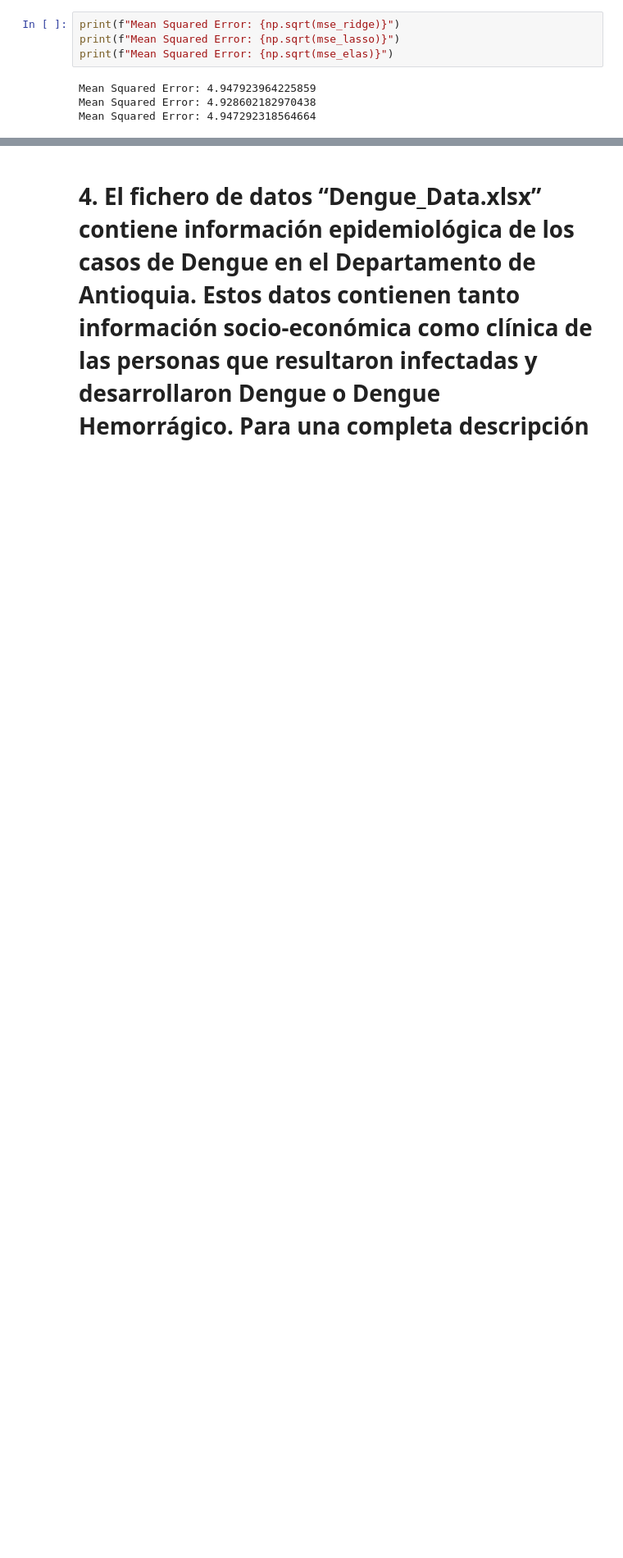
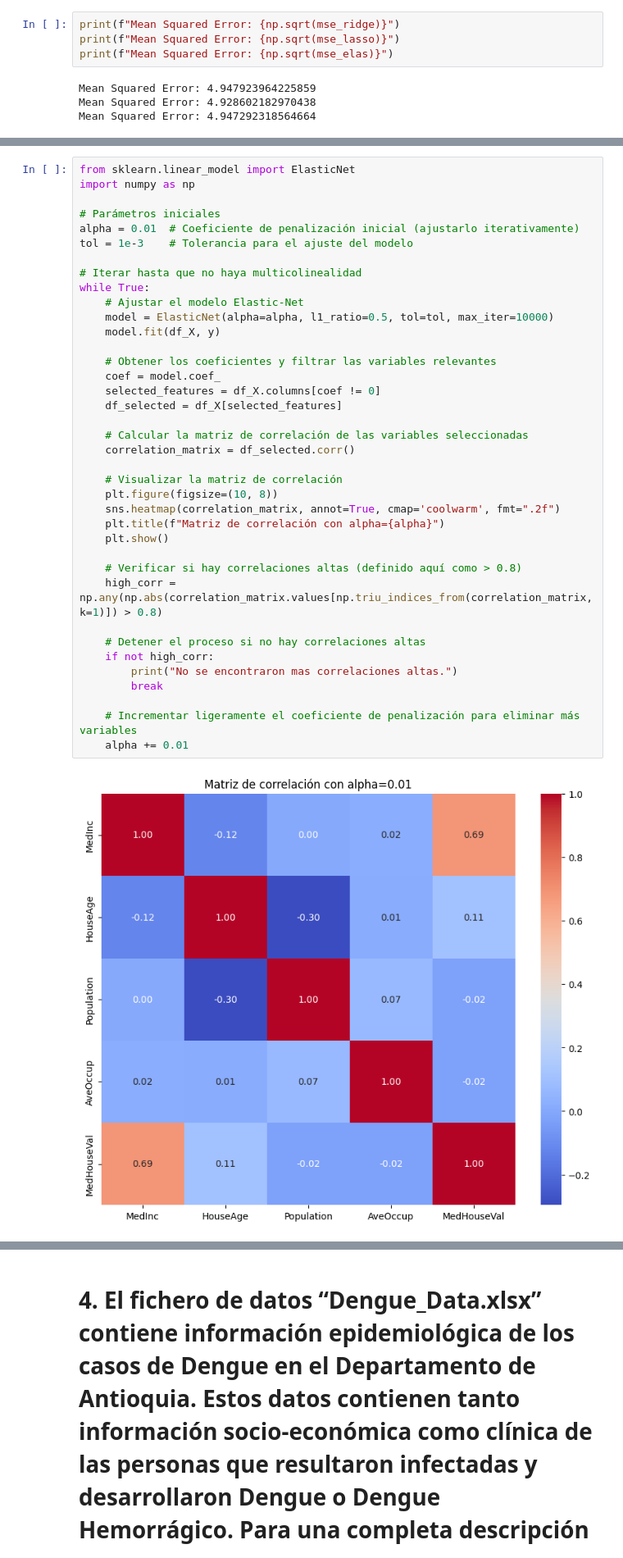
Before and after one commit to jopachecoc/AD_1_preguntasmart, a Jupyter notebook: aprendizaje_automatico3.ipynb, the cells around one changed output, grey strips where cells are left out. Shown at 82% size. Saved outputs shown, nothing was run; the diff lists cells and outputs as text; blank space fills up the shorter version.

```diff
--- a/aprendizaje_automatico3.ipynb
+++ b/aprendizaje_automatico3.ipynb
@@ -580,0 +648,40 @@ Mean Squared Error: 4.947292318564664
+# %%
+from sklearn.linear_model import ElasticNet
+import numpy as np
+
+# Parámetros iniciales
+alpha = 0.01  # Coeficiente de penalización inicial (ajustarlo iterativamente)
+tol = 1e-3    # Tolerancia para el ajuste del modelo
+
+# Iterar hasta que no haya multicolinealidad
+while True:
+    # Ajustar el modelo Elastic-Net
+    model = ElasticNet(alpha=alpha, l1_ratio=0.5, tol=tol, max_iter=10000)
+    model.fit(df_X, y)
+
+    # Obtener los coeficientes y filtrar las variables relevantes
+    coef = model.coef_
+    selected_features = df_X.columns[coef != 0]
+    df_selected = df_X[selected_features]
+
+    # Calcular la matriz de correlación de las variables seleccionadas
+    correlation_matrix = df_selected.corr()
+
+    # Visualizar la matriz de correlación
+    plt.figure(figsize=(10, 8))
+    sns.heatmap(correlation_matrix, annot=True, cmap='coolwarm', fmt=".2f")
+    plt.title(f"Matriz de correlación con alpha={alpha}")
+    plt.show()
+
+    # Verificar si hay correlaciones altas (definido aquí como > 0.8)
+    high_corr = np.any(np.abs(correlation_matrix.values[np.triu_indices_from(correlation_matrix, k=1)]) > 0.8)
+
+    # Detener el proceso si no hay correlaciones altas
+    if not high_corr:
+        print("No se encontraron mas correlaciones altas.")
+        break
+
+    # Incrementar ligeramente el coeficiente de penalización para eliminar más variables
+    alpha += 0.01
+# %% [output]
+[figure, added]
```
Also changed, not shown: parts of 29 cells of this notebook.
